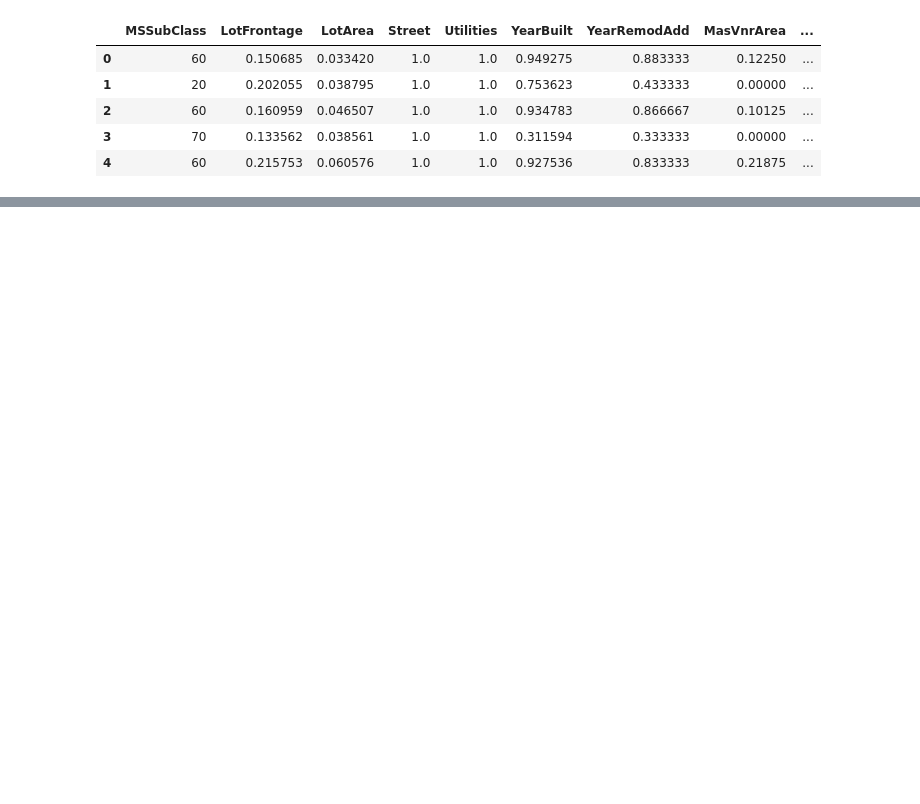
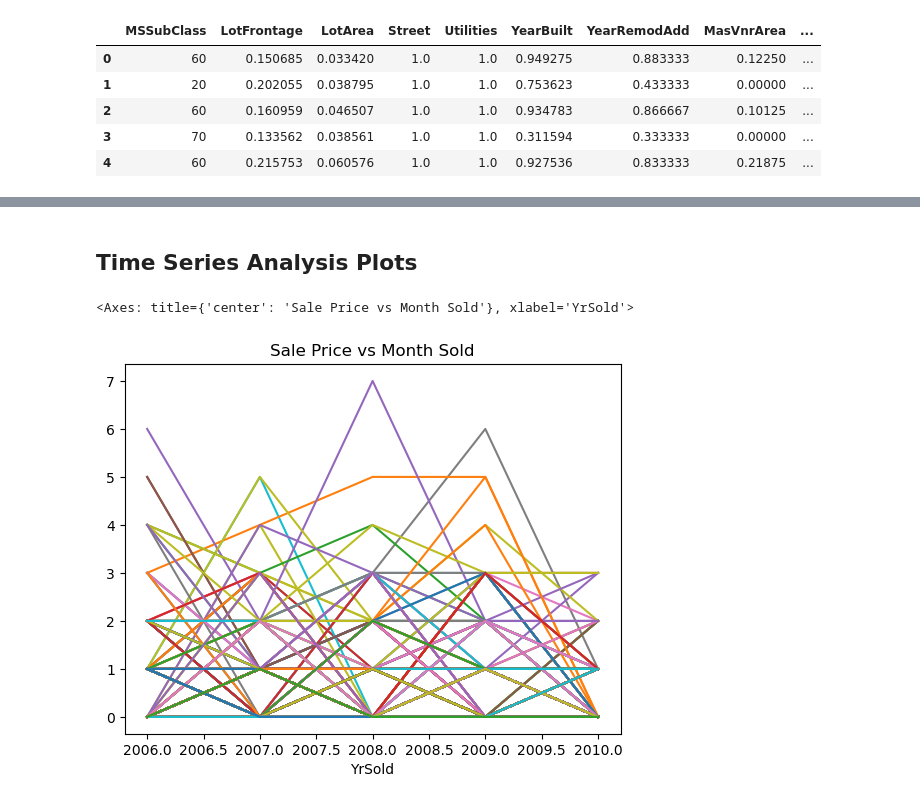
Before and after one commit to JonathanGalvanB/House-prices---Erdos-Institute-DS-Bootcamp-2024, a Jupyter notebook: Notebooks/data_visualization.ipynb, the cells around one changed output, grey strips where cells are left out. Saved outputs shown, nothing was run; the diff lists cells and outputs as text; code cells hidden in the pictures; blank space fills up the shorter version.

Commit message:
add visualizations

```diff
--- a/Notebooks/data_visualization.ipynb
+++ b/Notebooks/data_visualization.ipynb
@@ -338,0 +333,9 @@ houses.to_csv('../data/processed_data.csv',index=False)
+# %%
+tsHouses = pd.read_csv('../data/filled_in_data.csv', keep_default_na=False)
+# %% [markdown]
+## Time Series Analysis Plots
+# %%
+pd.crosstab(tsHouses['MoSold'], tsHouses['SalePrice']).plot(kind='line', title = 'Sale Price vs Month Sold', legend=False)
+# %% [output]
+<Axes: title={'center': 'Sale Price vs Month Sold'}, xlabel='YrSold'>
+[figure, added]
```
Also changed, not shown: parts of 11 cells of this notebook.
